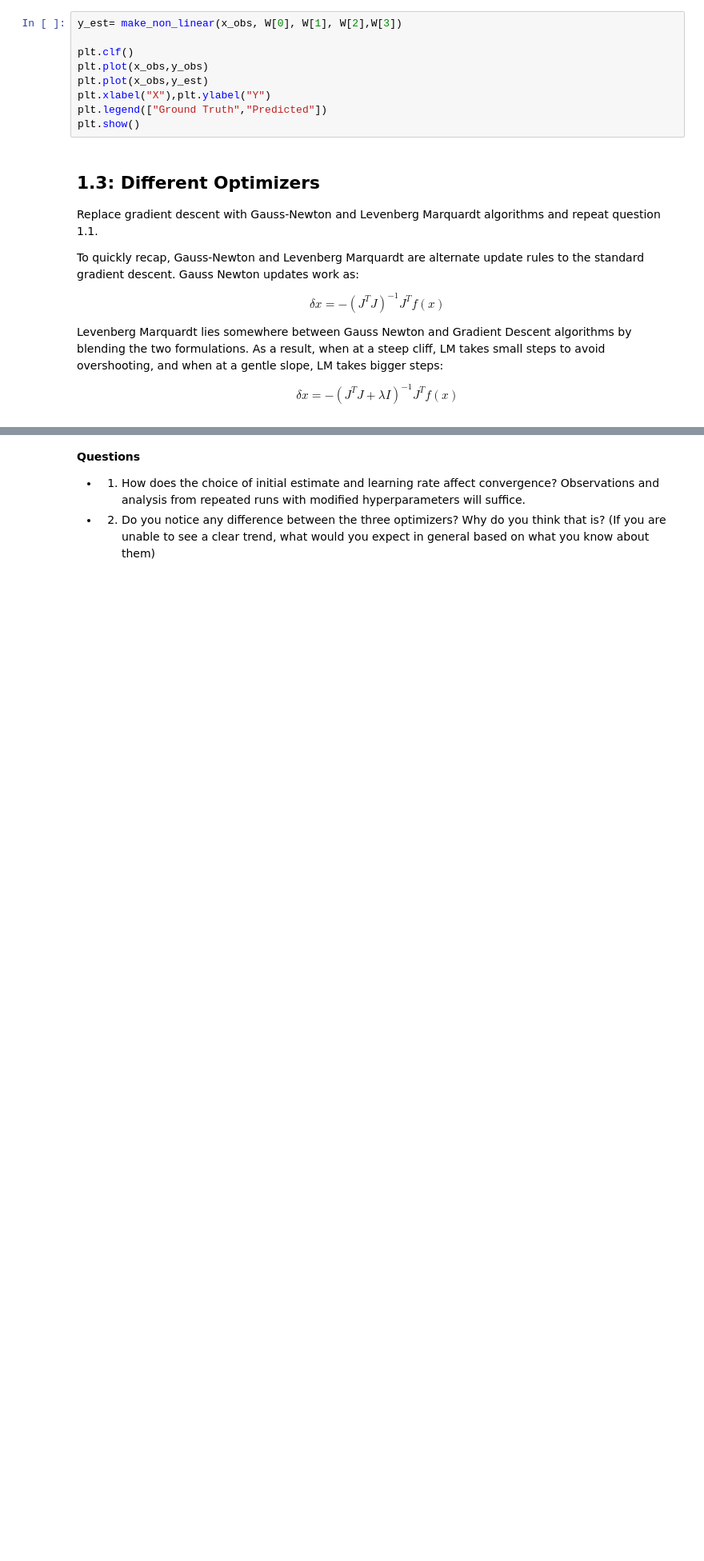
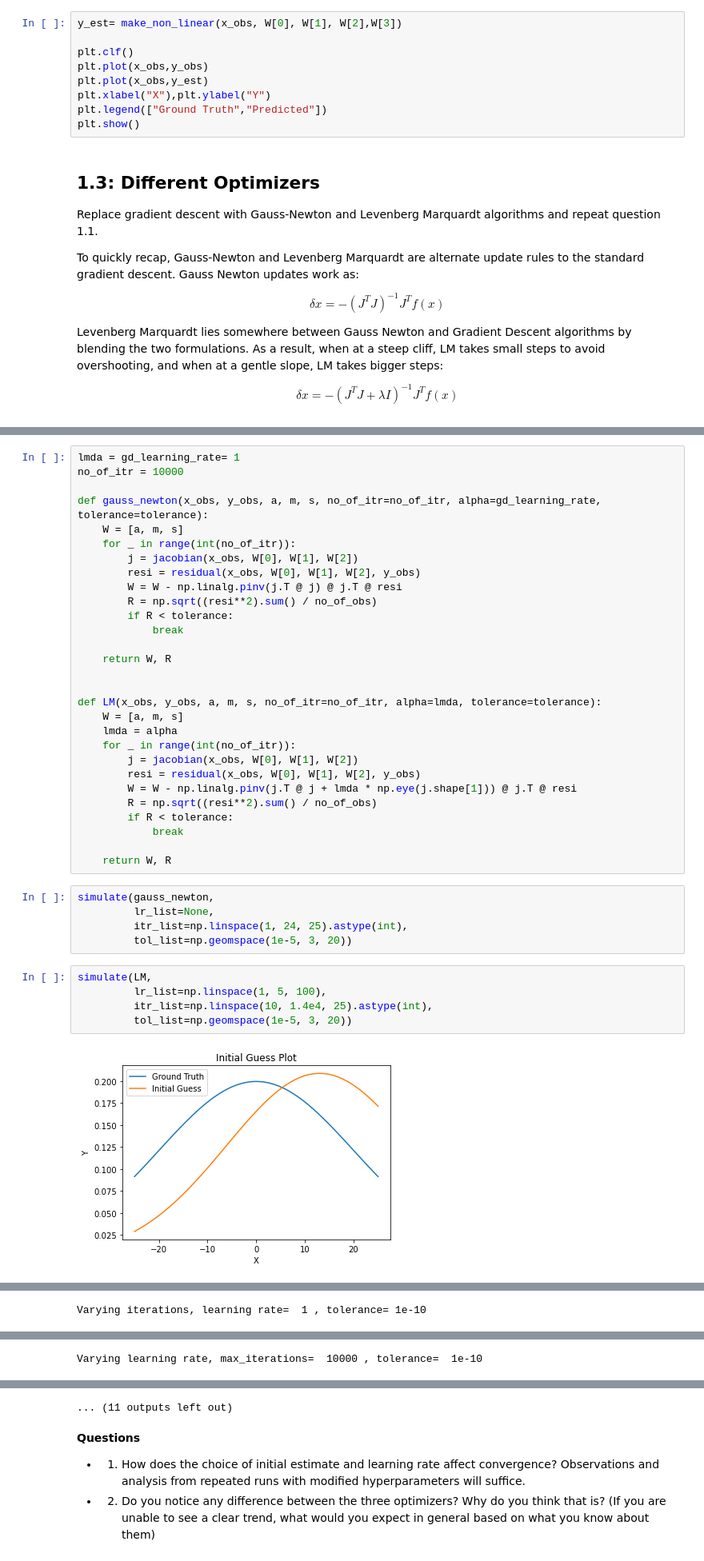
Before and after one commit to BhaskarJoshi-01/Mobile-Robotics---Monsoon-2021, a Jupyter notebook: Assignment-3/Assignment-3.ipynb, the cells around one changed output, grey strips where cells are left out. Shown at 80% size. Saved outputs shown, nothing was run; the diff lists cells and outputs as text; blank space fills up the shorter version.

```diff
--- a/Assignment-3/Assignment-3.ipynb
+++ b/Assignment-3/Assignment-3.ipynb
@@ -416,0 +420,41 @@ $$\delta x = -(J^TJ + \lambda I)^{-1}J^Tf(x)$$
+# %%
+lmda = gd_learning_rate= 1
+no_of_itr = 10000
+
+def gauss_newton(x_obs, y_obs, a, m, s, no_of_itr=no_of_itr, alpha=gd_learning_rate, tolerance=tolerance):
+    W = [a, m, s]
+    for _ in range(int(no_of_itr)):
+        j = jacobian(x_obs, W[0], W[1], W[2])
+        resi = residual(x_obs, W[0], W[1], W[2], y_obs)
+        W = W - np.linalg.pinv(j.T @ j) @ j.T @ resi
+        R = np.sqrt((resi**2).sum() / no_of_obs)
+        if R < tolerance:
+            break
+
+    return W, R
+
+
+def LM(x_obs, y_obs, a, m, s, no_of_itr=no_of_itr, alpha=lmda, tolerance=tolerance):
+    W = [a, m, s]
+    lmda = alpha
+    for _ in range(int(no_of_itr)):
+        j = jacobian(x_obs, W[0], W[1], W[2])
+        resi = residual(x_obs, W[0], W[1], W[2], y_obs)
+        W = W - np.linalg.pinv(j.T @ j + lmda * np.eye(j.shape[1])) @ j.T @ resi
+        R = np.sqrt((resi**2).sum() / no_of_obs)
+        if R < tolerance:
+            break
+
+    return W, R
+# %%
+simulate(gauss_newton,
+         lr_list=None,
+         itr_list=np.linspace(1, 24, 25).astype(int),
+         tol_list=np.geomspace(1e-5, 3, 20))
+# %%
+simulate(LM,
+         lr_list=np.linspace(1, 5, 100),
+         itr_list=np.linspace(10, 1.4e4, 25).astype(int),
+         tol_list=np.geomspace(1e-5, 3, 20))
+# %% [output]
+[figure, added]
@@ -416,0 +462 @@ $$\delta x = -(J^TJ + \lambda I)^{-1}J^Tf(x)$$
+Varying iterations, learning rate=  1 , tolerance= 1e-10
@@ -416,0 +469 @@ $$\delta x = -(J^TJ + \lambda I)^{-1}J^Tf(x)$$
+Varying learning rate, max_iterations=  10000 , tolerance=  1e-10
@@ -417,3 +472,4 @@ $$\delta x = -(J^TJ + \lambda I)^{-1}J^Tf(x)$$
+... (11 outputs left out)
 # %% [markdown]
 **Questions**
    * 1. How does the choice of initial estimate and learning rate affect convergence? Observations and analysis from repeated runs with modified hyperparameters will suffice.
```
Also changed, not shown: parts of 8 cells of this notebook, 1 other file.
